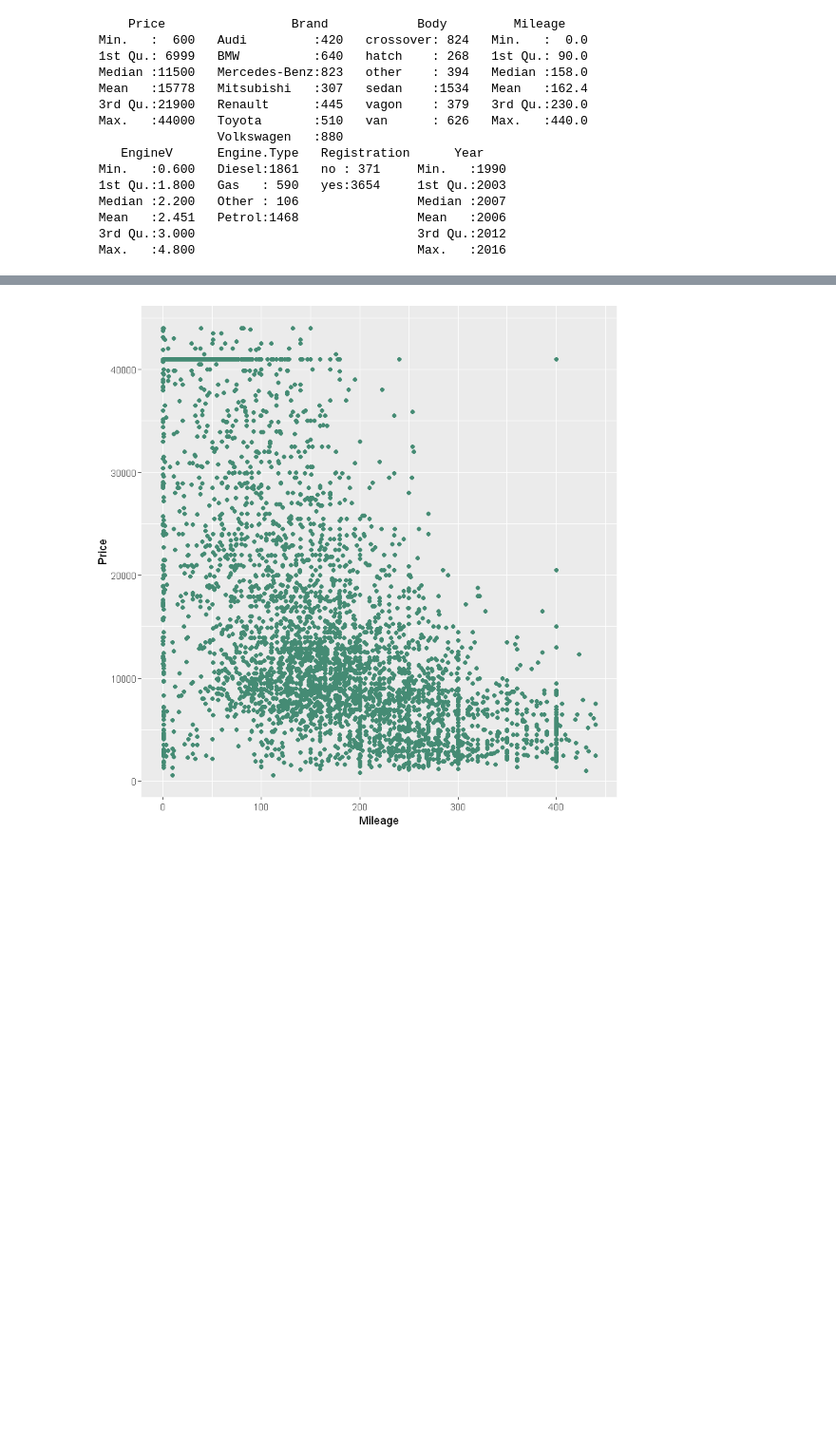
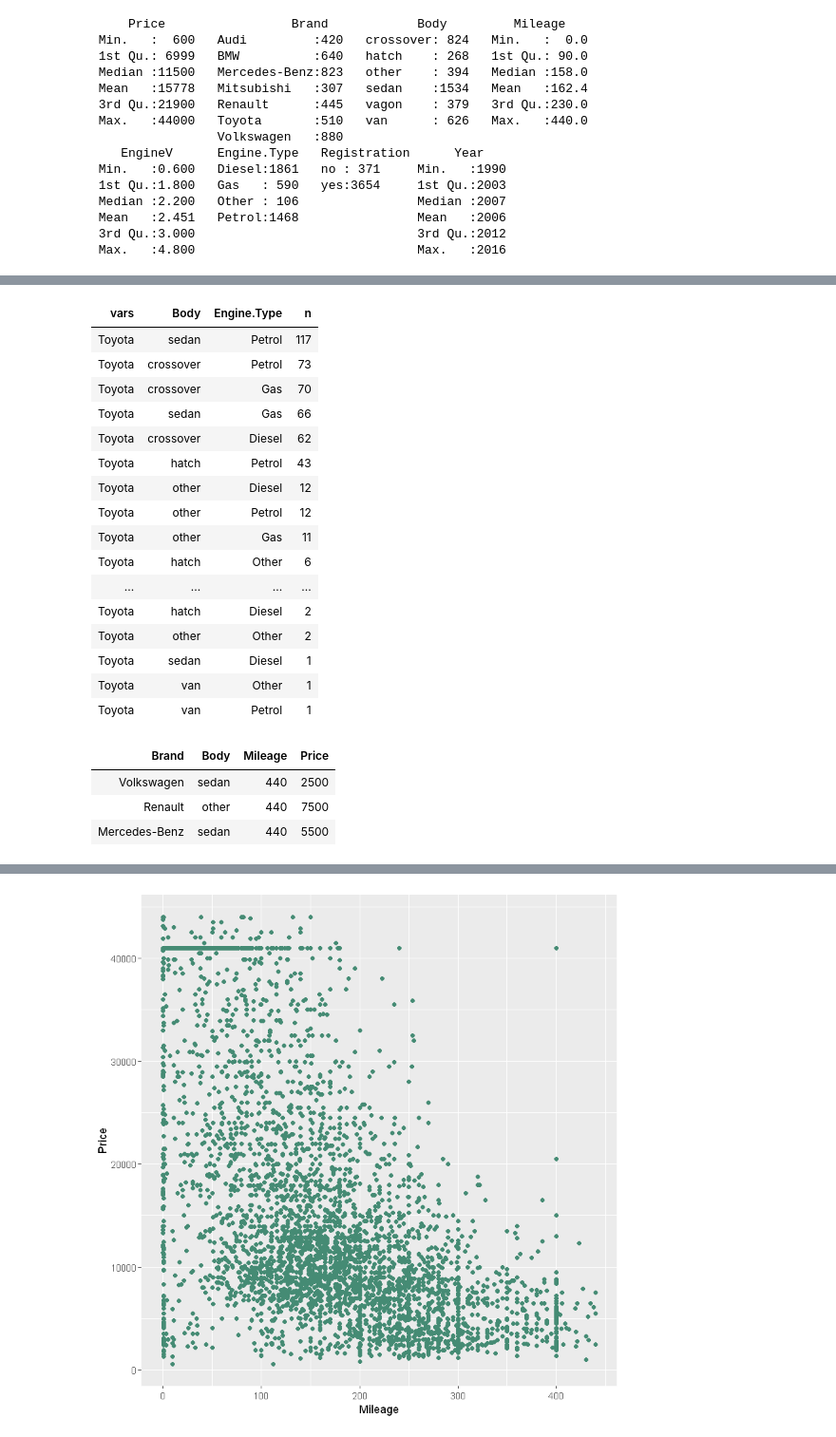
Before and after one commit to nithinivi/DataScienceInR, a Jupyter notebook: lesson-03/EDA.ipynb, the cells around one changed output, grey strips where cells are left out. Shown: that part at 95% size. Cells and saved outputs as stored; diff of their text form; code cells hidden in the pictures; blank space fills up the shorter version.

Commit message:
Data Analysis in Progress

```diff
--- a/lesson-03/EDA.ipynb
+++ b/lesson-03/EDA.ipynb
@@ -478,0 +595,37 @@ arrange(n)
+# %%
+data %>%
+select( Brand,Body,Engine.Type) %>%
+filter(data$Brand=='Toyota') %>%
+count(vars = Brand,Body,Engine.Type) %>%
+arrange(desc(n))
+
+## Identifying the combinations with Toyota
+# %% [output]
+| vars | Body | Engine.Type | n |
+| Toyota | sedan | Petrol | 117 |
+| Toyota | crossover | Petrol | 73 |
+| Toyota | crossover | Gas | 70 |
+| Toyota | sedan | Gas | 66 |
+| Toyota | crossover | Diesel | 62 |
+| Toyota | hatch | Petrol | 43 |
+| Toyota | other | Diesel | 12 |
+| Toyota | other | Petrol | 12 |
+| Toyota | other | Gas | 11 |
+| Toyota | hatch | Other | 6 |
+| ... | ... | ... | ... |
+| Toyota | hatch | Diesel | 2 |
+| Toyota | other | Other | 2 |
+| Toyota | sedan | Diesel | 1 |
+| Toyota | van | Other | 1 |
+| Toyota | van | Petrol | 1 |
+# %%
+## CARS WITH HIGHEST MILEAGE
+
+data %>%
+select(Brand,Body,Mileage,Price)%>%
+filter(data$Mileage==max(data$Mileage))
+# %% [output]
+| Brand | Body | Mileage | Price |
+| Volkswagen | sedan | 440 | 2500 |
+| Renault | other | 440 | 7500 |
+| Mercedes-Benz | sedan | 440 | 5500 |
```
Also changed, not shown: parts of 12 cells of this notebook.
